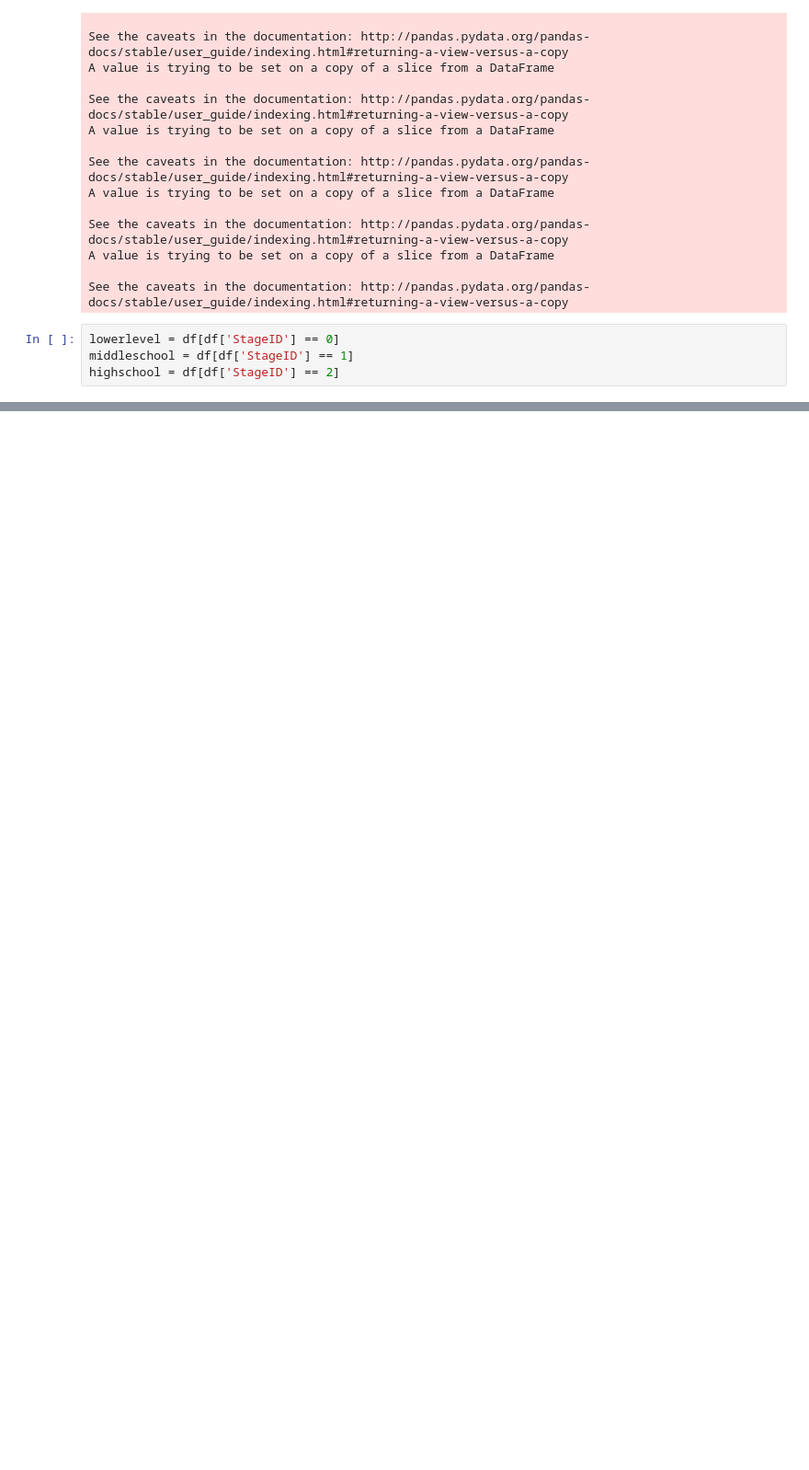
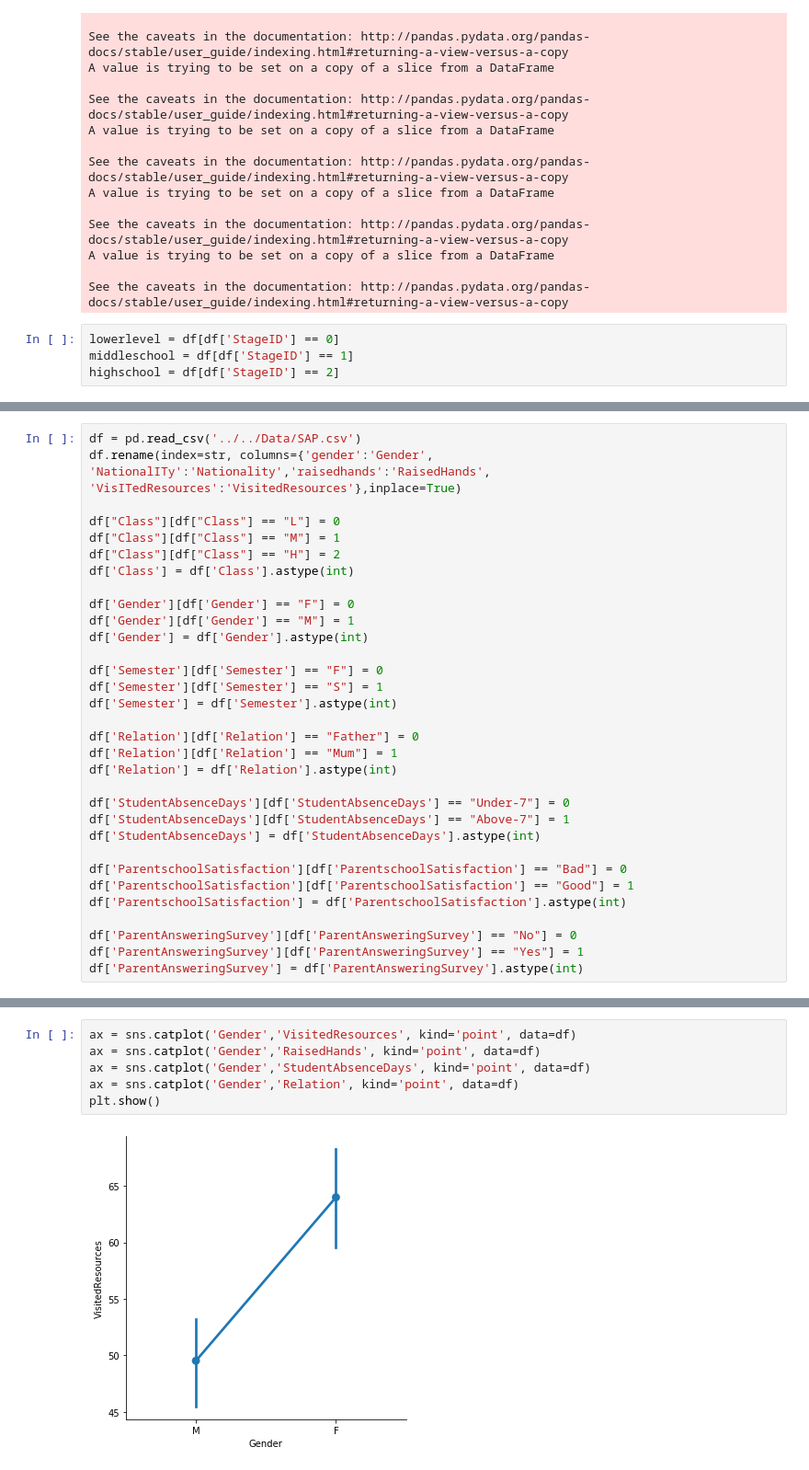
Before and after one commit to Galiold/data-mining-sap, a Jupyter notebook: phase-2/Python/WillforEducation.ipynb, the cells around one changed output, grey strips where cells are left out. Shown at 92% size. Cells and saved outputs as stored; diff of their text form; blank space fills up the shorter version.

```diff
--- a/phase-2/Python/WillforEducation.ipynb
+++ b/phase-2/Python/WillforEducation.ipynb
@@ -82,0 +87,32 @@ Name: Class, dtype: float64
+# %%
+df = pd.read_csv('../../Data/SAP.csv')
+df.rename(index=str, columns={'gender':'Gender', 'NationalITy':'Nationality','raisedhands':'RaisedHands', 'VisITedResources':'VisitedResources'},inplace=True)
+
+df["Class"][df["Class"] == "L"] = 0
+df["Class"][df["Class"] == "M"] = 1
+df["Class"][df["Class"] == "H"] = 2
+df['Class'] = df['Class'].astype(int)
+
+df['Gender'][df['Gender'] == "F"] = 0
+df['Gender'][df['Gender'] == "M"] = 1
+df['Gender'] = df['Gender'].astype(int)
+
+df['Semester'][df['Semester'] == "F"] = 0
+df['Semester'][df['Semester'] == "S"] = 1
+df['Semester'] = df['Semester'].astype(int)
+
+df['Relation'][df['Relation'] == "Father"] = 0
+df['Relation'][df['Relation'] == "Mum"] = 1
+df['Relation'] = df['Relation'].astype(int)
+
+df['StudentAbsenceDays'][df['StudentAbsenceDays'] == "Under-7"] = 0
+df['StudentAbsenceDays'][df['StudentAbsenceDays'] == "Above-7"] = 1
+df['StudentAbsenceDays'] = df['StudentAbsenceDays'].astype(int)
+
+df['ParentschoolSatisfaction'][df['ParentschoolSatisfaction'] == "Bad"] = 0
+df['ParentschoolSatisfaction'][df['ParentschoolSatisfaction'] == "Good"] = 1
+df['ParentschoolSatisfaction'] = df['ParentschoolSatisfaction'].astype(int)
+
+df['ParentAnsweringSurvey'][df['ParentAnsweringSurvey'] == "No"] = 0
+df['ParentAnsweringSurvey'][df['ParentAnsweringSurvey'] == "Yes"] = 1
+df['ParentAnsweringSurvey'] = df['ParentAnsweringSurvey'].astype(int)
@@ -82,0 +140,8 @@ Name: Class, dtype: float64
+# %%
+ax = sns.catplot('Gender','VisitedResources', kind='point', data=df)
+ax = sns.catplot('Gender','RaisedHands', kind='point', data=df)
+ax = sns.catplot('Gender','StudentAbsenceDays', kind='point', data=df)
+ax = sns.catplot('Gender','Relation', kind='point', data=df)
+plt.show()
+# %% [output]
+[figure, added]
```
Also changed, not shown: parts of 6 cells of this notebook, 1 other file.
